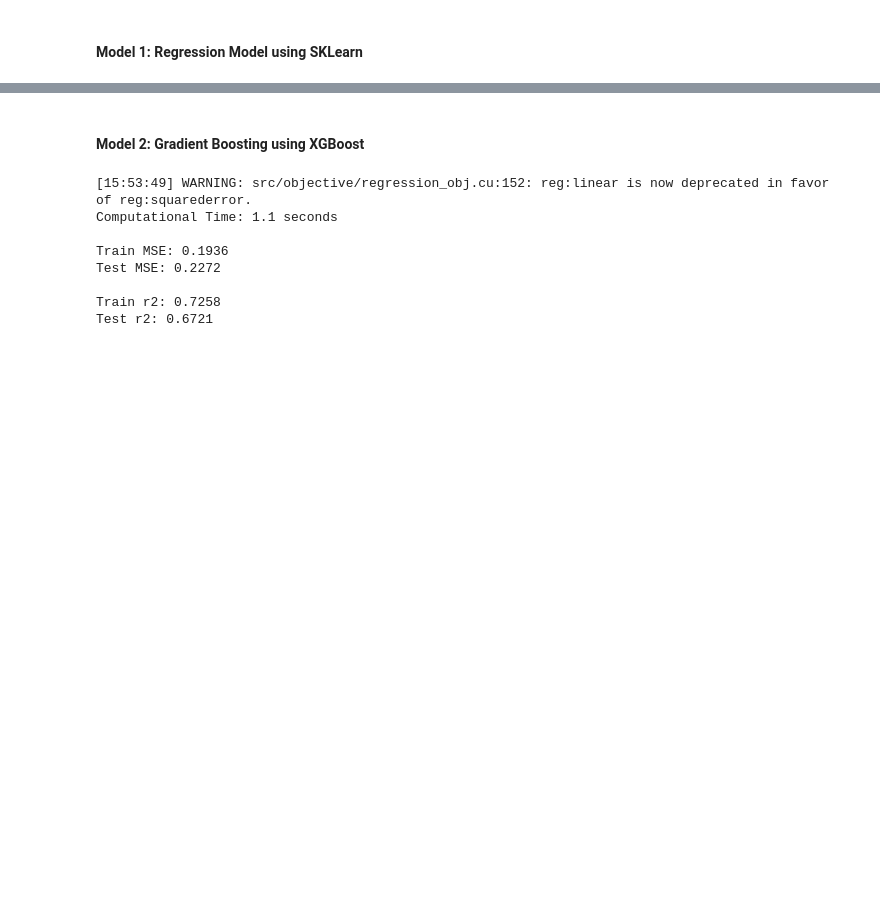
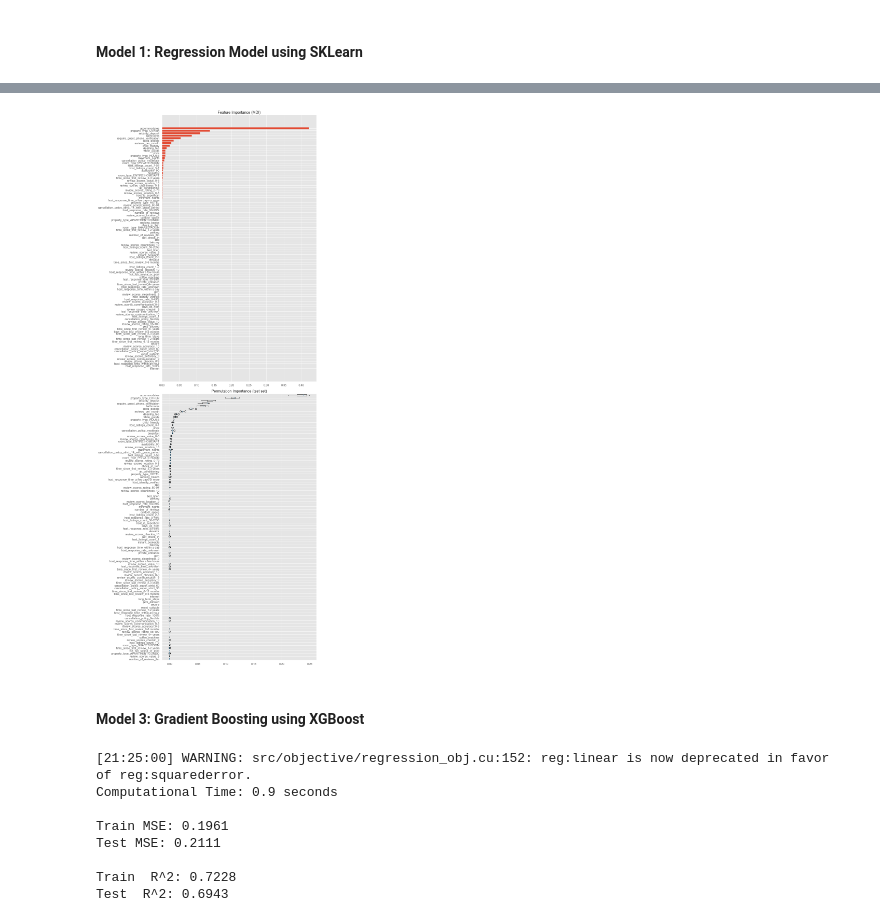
Before and after one commit to Z-Palamara/Capstone_1, a Jupyter notebook: Capstone 1- Data Cleaning and EDA.ipynb, the cells around one changed output, grey strips where cells are left out. Drawn from its saved outputs; the diff is of its cells as text; code cells hidden in the pictures; blank space fills up the shorter version.

```diff
--- a/Capstone 1- Data Cleaning and EDA.ipynb
+++ b/Capstone 1- Data Cleaning and EDA.ipynb
@@ -2122,8 +2178,29 @@ Root Mean Squared Error: 0.5169380701682712
+# %%
+feature_importance = reg.feature_importances_
+sorted_idx = np.argsort(feature_importance)
+pos = np.arange(sorted_idx.shape[0]) + .5
+fig = plt.figure(figsize=(12, 30))
+plt.subplot(2, 1, 1)
+plt.barh(pos, feature_importance[sorted_idx], align='center')
+plt.yticks(pos, np.array(encoded_df.columns)[sorted_idx])
+plt.title('Feature Importance (MDI)')
+
+result = permutation_importance(reg, X_test, y_test, n_repeats=10,
+                                random_state=42, n_jobs=2)
+sorted_idx = result.importances_mean.argsort()
+plt.subplot(2, 1, 2)
+plt.boxplot(result.importances[sorted_idx].T,
+            vert=False, labels=np.array(encoded_df.columns)[sorted_idx])
+plt.title("Permutation Importance (test set)")
+fig.tight_layout()
+plt.show()
+# %% [output]
+[figure, added]
 # %% [markdown]
-#### Model 2: Gradient Boosting using XGBoost
+#### Model 3: Gradient Boosting using XGBoost
 # %%
 # Setting up and shuffling the data
-X_train, X_test, y_train, y_test = train_test_split(X, y, test_size=0.3, random_state = 123)
+X_train, X_test, y_train, y_test = train_test_split(X, y, test_size=0.3, random_state = 13)
 
 xgb_reg_start = time.time()
 
@@ -2137,17 +2214,17 @@ xgb_reg_end = time.time()
 print(f"Computational Time: {round((xgb_reg_end - xgb_reg_start),1)} seconds")
 print("\nTrain MSE:", round(mean_squared_error(y_train, train_preds),4))
 print("Test MSE:", round(mean_squared_error(y_test, test_preds),4))
-print("\nTrain r2:", round(r2_score(y_train, train_preds),4))
-print("Test r2:", round(r2_score(y_test, test_preds),4))
+print("\nTrain  R^2:", round(r2_score(y_train, train_preds),4))
+print("Test  R^2:", round(r2_score(y_test, test_preds),4))
 # %% [output]
-[15:53:49] WARNING: src/objective/regression_obj.cu:152: reg:linear is now deprecated in favor of reg:squarederror.
-Computational Time: 1.1 seconds
+[21:25:00] WARNING: src/objective/regression_obj.cu:152: reg:linear is now deprecated in favor of reg:squarederror.
+Computational Time: 0.9 seconds
 
-Train MSE: 0.1936
-Test MSE: 0.2272
+Train MSE: 0.1961
+Test MSE: 0.2111
 
-Train r2: 0.7258
-Test r2: 0.6721
+Train  R^2: 0.7228
+Test  R^2: 0.6943
 # %%
 ft_weights_xgb_reg = pd.DataFrame(xgb_reg.feature_importances_, columns=['weight'], index=X_train.columns)
 ft_weights_xgb_reg.sort_values('weight', inplace=True, ascending=True)
```
Also changed, not shown: parts of 27 cells of this notebook.
